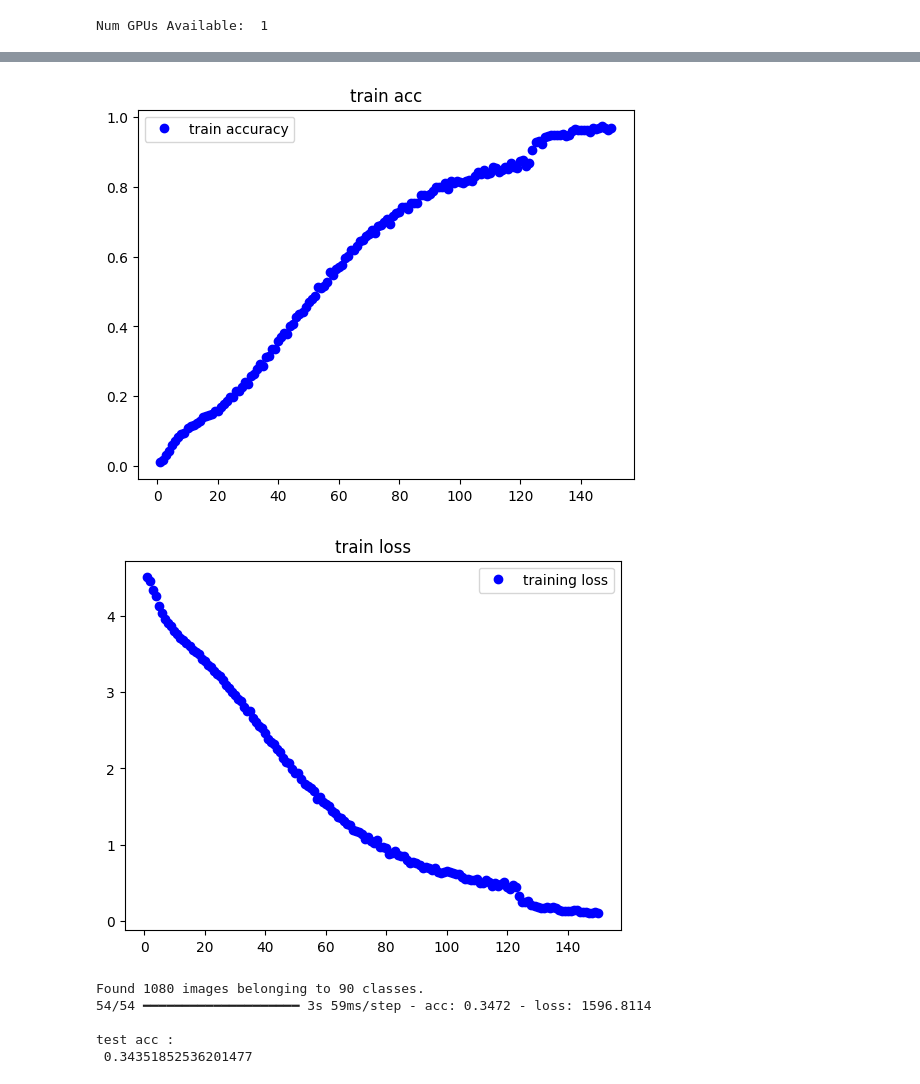
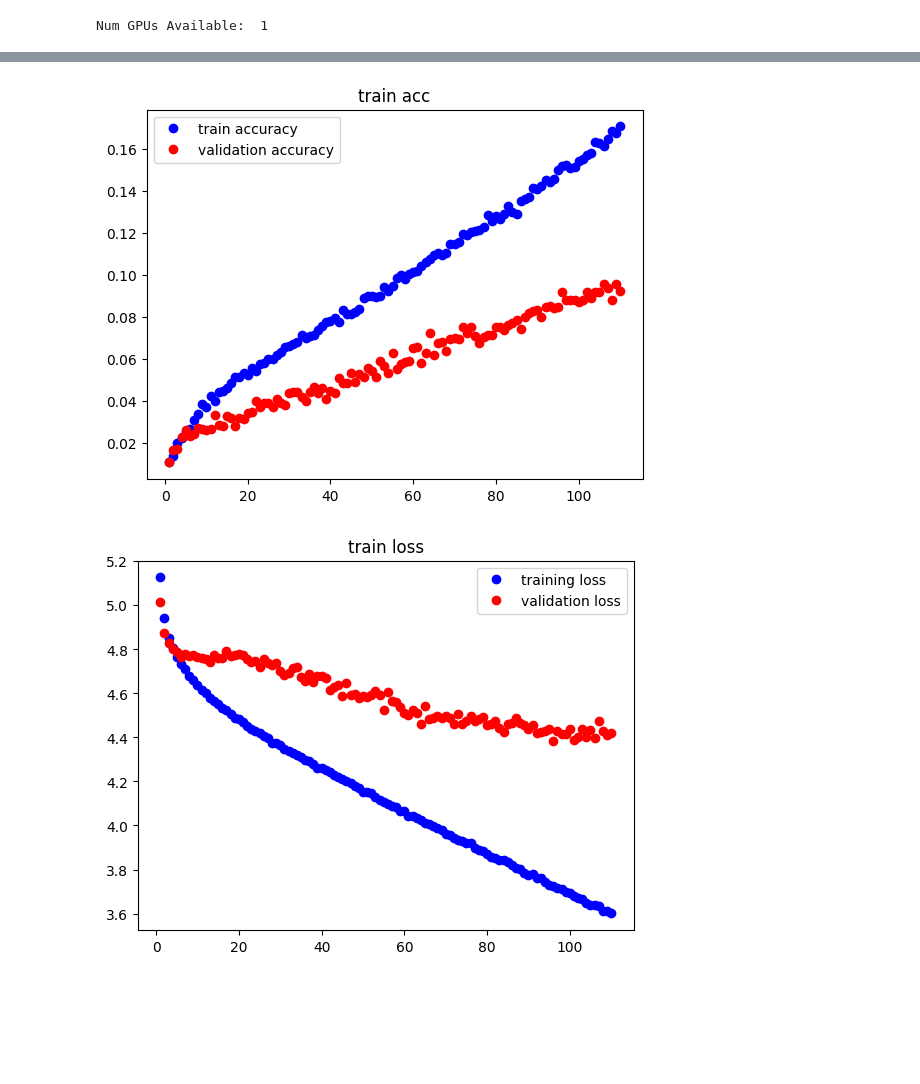
Before and after one commit to DanielSebasCM/ml_benji, a Jupyter notebook: Model.ipynb, the cells around one changed output, grey strips where cells are left out. Saved outputs shown, nothing was run; the diff lists cells and outputs as text; code cells hidden in the pictures; blank space fills up the shorter version.

Commit message:
Model variants

```diff
--- a/Model.ipynb
+++ b/Model.ipynb
@@ -37,7 +38,7 @@ metrics_file = os.path.join(models_dir, "metrics.csv")
 
 # HYPERPARAMETERS
 HYPERPARAMETERS = {
-    "model_version": 6,
+    "model_version": 8,
     # Image processing
     "img_width": 64,
     "img_height": 64,
@@ -47,9 +48,9 @@ HYPERPARAMETERS = {
     "zoom_range": 0.3,
     "horizontal_flip": True,
     # Training
-    "batch_size": 16,
+    "batch_size": 64,
     # Model
-    "num_classes": 90,
+    "num_classes": 135,
     "learning_rate": 0.00001,
     # "conv_layers": 10,
     # "conv_shape": (3, 3),
@@ -174,3 +191,19 @@ Model: "sequential"
+# %%
+callbacks = [
+    tf.keras.callbacks.ModelCheckpoint(
+        filepath=os.path.join(models_dir, hash_key, "{epoch:02d}", "model-{val_loss:.4f}.keras"),
+    ),
+    tf.keras.callbacks.ReduceLROnPlateau(
+        monitor="val_loss",
+        factor=0.5,
+        patience=5,
+        min_lr=0.000001,
+    ),
+    tf.keras.callbacks.EarlyStopping(
+        monitor="val_loss",
+        patience=10,
+    ),
+]
 # %%
 model.compile(
     loss="sparse_categorical_crossentropy",
@@ -279,0 +215,11 @@ KeyboardInterrupt:
+# %%
+history = model.fit(
+    train_generator,
+    steps_per_epoch=len(train_generator),
+    epochs=epochs,
+    verbose=1,
+    callbacks=callbacks,
+    validation_data=test_generator,
+)
+
+histories.append(history)
@@ -280,43 +336,39 @@ KeyboardInterrupt:
 # %%
 acc = histories[0].history['acc']
 for i in range(1, len(histories)):
     acc = np.concatenate((acc, histories[i].history['acc']))
 
+val_acc = histories[0].history['val_acc']
+for i in range(1, len(histories)):
+    val_acc = np.concatenate((val_acc, histories[i].history['val_acc']))
+
 loss = histories[0].history['loss']
 for i in range(1, len(histories)):
     loss = np.concatenate((loss, histories[i].history['loss']))
-# Save the model
+
+val_loss = histories[0].history['val_loss']
+for i in range(1, len(histories)):
+    val_loss = np.concatenate((val_loss, histories[i].history['val_loss']))
 
 epochs_range = range(1, len(acc) + 1)
 
 plt.plot(epochs_range, acc, "bo", label="train accuracy")
+plt.plot(epochs_range, val_acc, "ro", label="validation accuracy")
 plt.title("train acc")
 plt.legend()
 
 plt.figure()
 
 plt.plot(epochs_range, loss, "bo", label="training loss")
+plt.plot(epochs_range, val_loss, "ro", label="validation loss")
 plt.title("train loss")
 plt.legend()
 
 plt.show()
 # %% [output]
-[figure, old version]
+[figure, new version]
-[figure, old version]
+[figure, new version]
 # %%
-test_datagen = ImageDataGenerator(1.0 / 255)
-test_generator = test_datagen.flow_from_directory(
-    test_dir,
-    target_size=(HYPERPARAMETERS["img_width"], HYPERPARAMETERS["img_height"]),
-    batch_size=20,
-    class_mode="binary",
-)
-
+test_generator.reset()
 test_loss, test_acc = model.evaluate(test_generator)
 print("\ntest acc :\n", test_acc)
-# %% [output]
-Found 1080 images belonging to 90 classes.
-54/54 ━━━━━━━━━━━━━━━━━━━━ 3s 59ms/step - acc: 0.3472 - loss: 1596.8114
-
-test acc :
- 0.34351852536201477
```
Also changed, not shown: parts of 7 cells of this notebook, 3 other files.
